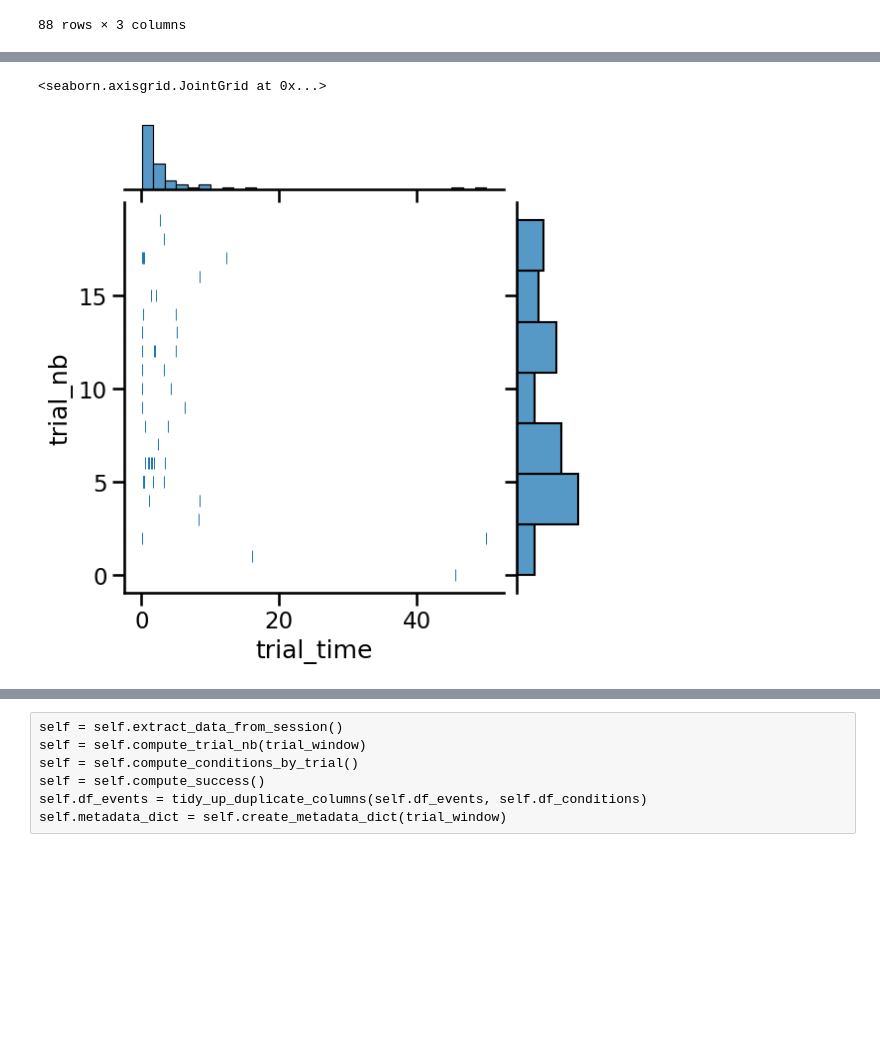
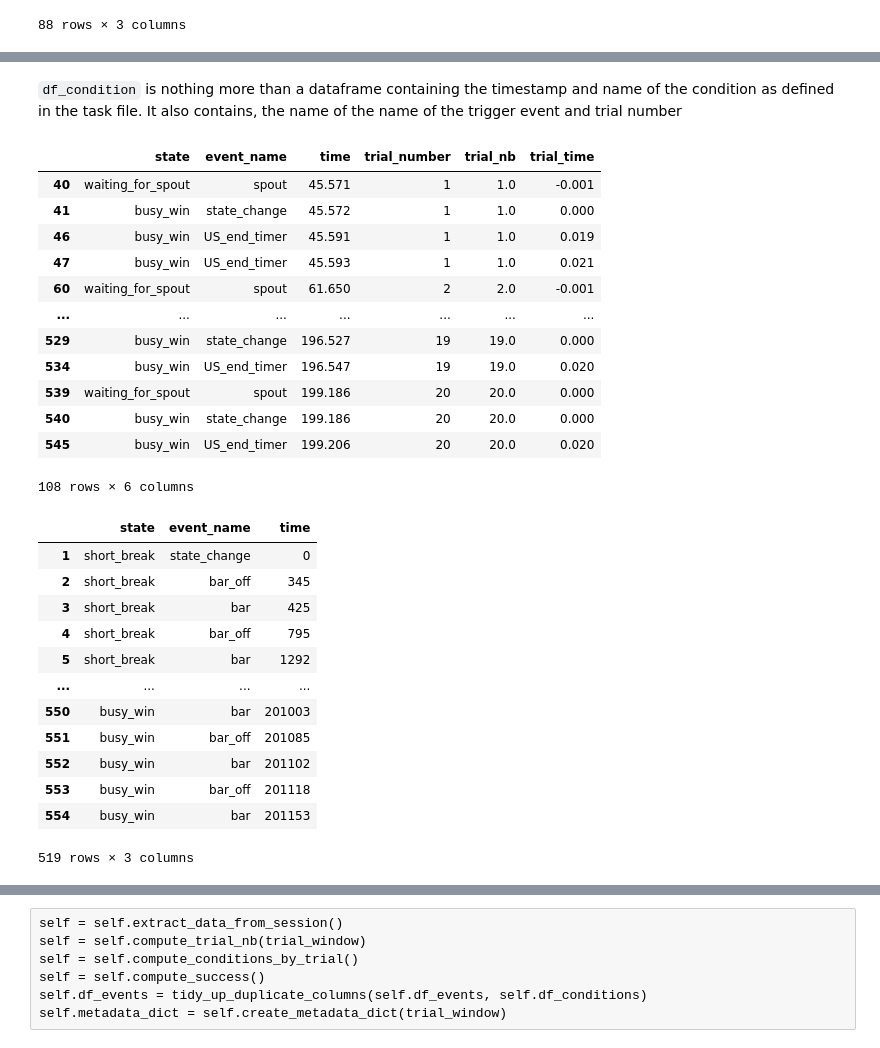
Before and after one commit to juliencarponcy/trialexp, a Jupyter notebook: notebooks/noncanonical/single_session_analsysis/Convert dataset.ipynb, the cells around one changed output, grey strips where cells are left out. Cells and saved outputs as stored; diff of their text form; code cells hidden in the pictures; blank space fills up the shorter version.

```diff
--- a/notebooks/noncanonical/single_session_analsysis/Convert dataset.ipynb
+++ b/notebooks/noncanonical/single_session_analsysis/Convert dataset.ipynb
@@ -69,6 +73,46 @@ sns.scatterplot(y='trial_nb', x='trial_time', marker='|', data=df2plot)
-# %%
-sns.set_context('talk')
-sns.jointplot(x='trial_time', y='trial_nb', marker='|',data=df2plot)
-# %% [output]
-<seaborn.axisgrid.JointGrid at 0x...>
-[figure, removed]
+# %% [markdown]
+`df_condition` is nothing more than a dataframe containing the timestamp and name of the condition as defined in the task file. It also contains, the name of the name of the trigger event and trial number
+# %%
+# filter the events to only focus on what we want
+df_events = df_events[df_events.event_name.isin(conditions) |
+                          df_events.state.isin(triggers) & (df_events.event_name=='state_change')]
+df_events
+# %% [output]
+|  | state | event_name | time | trial_number | trial_nb | trial_time |
+| 40 | waiting_for_spout | spout | 45.571 | 1 | 1.0 | -0.001 |
+| 41 | busy_win | state_change | 45.572 | 1 | 1.0 | 0.000 |
+| 46 | busy_win | US_end_timer | 45.591 | 1 | 1.0 | 0.019 |
+| 47 | busy_win | US_end_timer | 45.593 | 1 | 1.0 | 0.021 |
+| 60 | waiting_for_spout | spout | 61.650 | 2 | 2.0 | -0.001 |
+| ... | ... | ... | ... | ... | ... | ... |
+| 529 | busy_win | state_change | 196.527 | 19 | 19.0 | 0.000 |
+| 534 | busy_win | US_end_timer | 196.547 | 19 | 19.0 | 0.020 |
+| 539 | waiting_for_spout | spout | 199.186 | 20 | 20.0 | 0.000 |
+| 540 | busy_win | state_change | 199.186 | 20 | 20.0 | 0.000 |
+| 545 | busy_win | US_end_timer | 199.206 | 20 | 20.0 | 0.020 |
+108 rows × 6 columns
+# %%
+from trialexp.process.pycontrol.session_analysis import Session
+
+pycontrol_dir = 'Z:\\Teris\\ASAP\\pycontrol\\reaching_go_spout_nov22\\'
+filename = 'kms062-2023-02-06-112451'
+smrx_output_dir = 'Z:\\Teris\\ASAP\\pycontrol\\reaching_go_spout_nov22\\processed\\'
+
+session = Session(pycontrol_dir+filename+'.txt')
+df_events = parse_events(session)
+# df_events = pd.read_pickle('df_events.pkl')
+df_events
+# %% [output]
+|  | state | event_name | time |
+| 1 | short_break | state_change | 0 |
+| 2 | short_break | bar_off | 345 |
+| 3 | short_break | bar | 425 |
+| 4 | short_break | bar_off | 795 |
+| 5 | short_break | bar | 1292 |
+| ... | ... | ... | ... |
+| 550 | busy_win | bar | 201003 |
+| 551 | busy_win | bar_off | 201085 |
+| 552 | busy_win | bar | 201102 |
+| 553 | busy_win | bar_off | 201118 |
+| 554 | busy_win | bar | 201153 |
+519 rows × 3 columns
```
Also changed, not shown: parts of 6 cells of this notebook, 2 other files.
